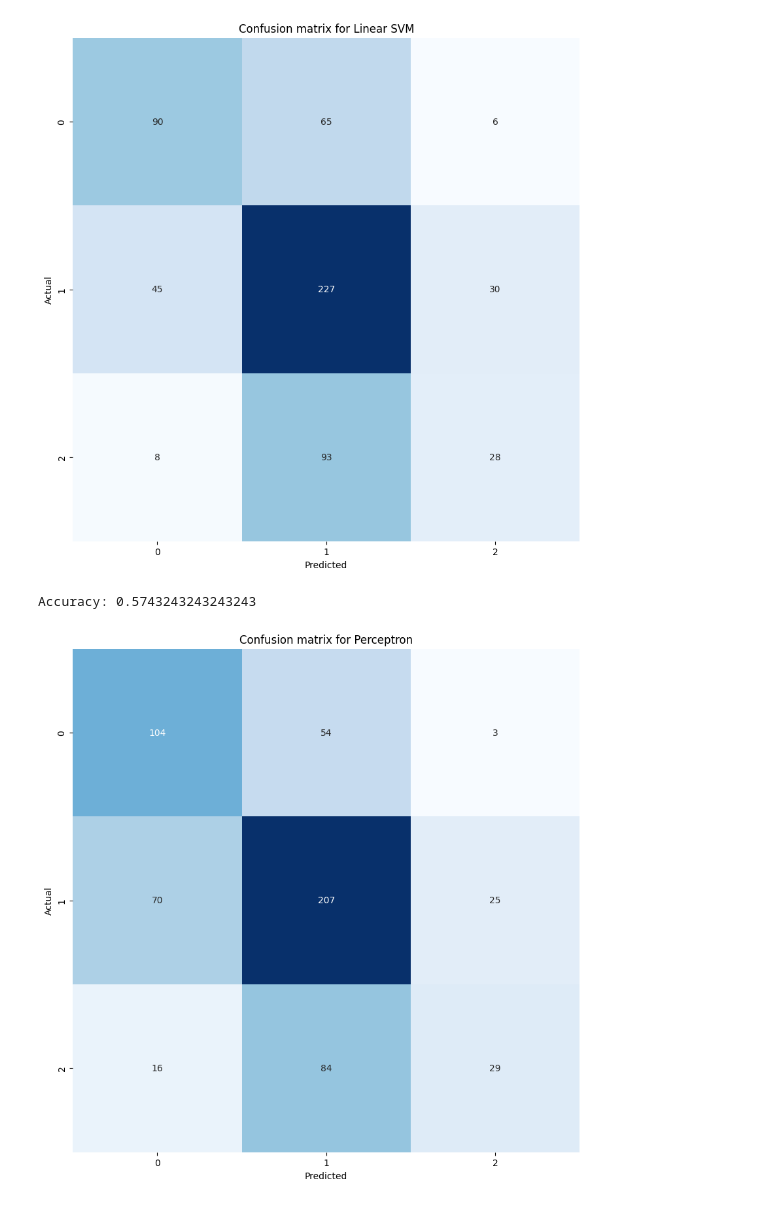
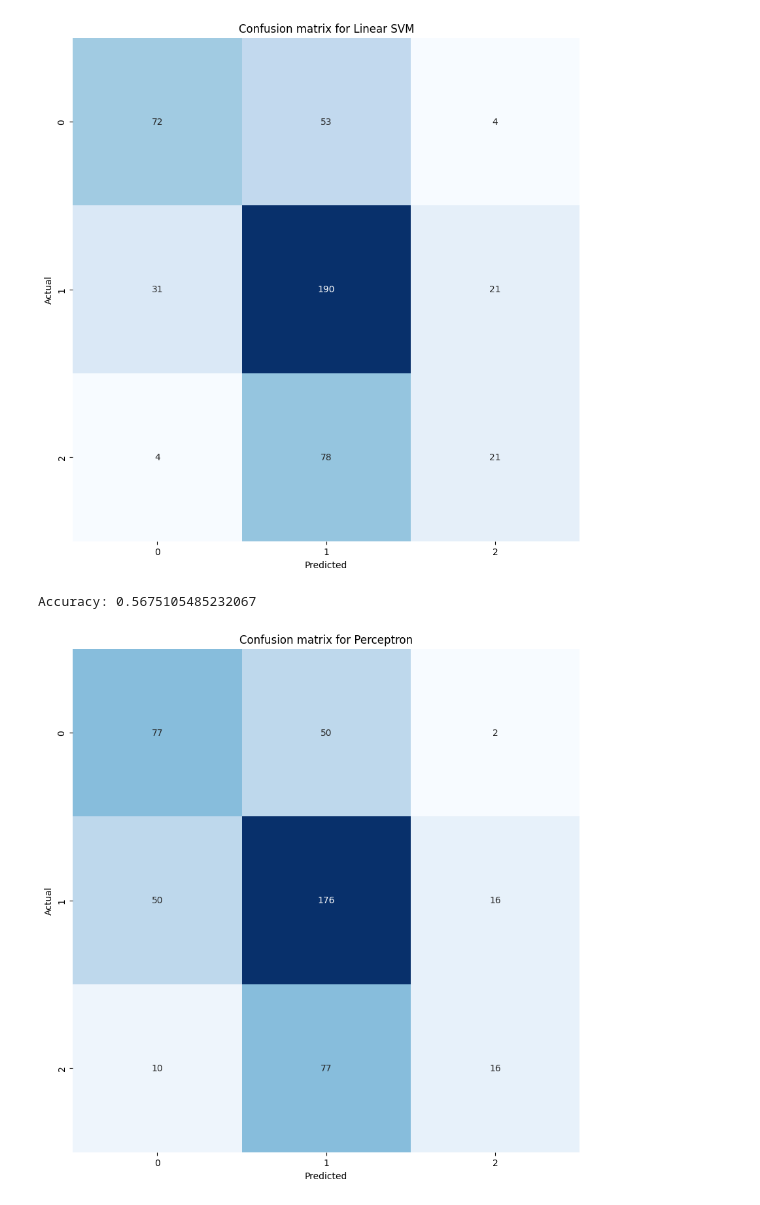
Before and after one commit to jurajtrappl/leetcode-difficulty-estimator, a Jupyter notebook: visualize.ipynb, the cells around one changed output. Cells and saved outputs as stored; diff of their text form; code cells hidden in the pictures.

```diff
--- a/visualize.ipynb
+++ b/visualize.ipynb
@@ -24,11 +24,11 @@ import sklearn.model_selection
 model_names = ["lsvm_2_5", "mlp_c_2_3_1024_0.0005", "mlp_c_3_5_150_0.0005", "mlp_r_2_3_1024_0.0005", "perc_3_5_1024_0.0005", "svm_2_5"]
 models = {}
 
-with lzma.open("models/" + "lsvm_2_5" + ".pickle", "rb") as f:
-    models["lsvm_2_5"] = pickle.load(f)
+with lzma.open("models/" + "lsvm_3_5" + ".pickle", "rb") as f:
+    models["lsvm_3_5"] = pickle.load(f)
 # %%
-with lzma.open("models/" + "perc_3_5_1024_0.0005" + ".pickle", "rb") as f:
-    models["perc_3_5_1024_0.0005"] = pickle.load(f)
+with lzma.open("models/" + "perc_3_5_1024_0.0005_relu" + ".pickle", "rb") as f:
+    models["perc_3_5_1024_0.0005_relu"] = pickle.load(f)
 # %%
 def convert_dfficulty_class(name):
     if name == "Easy":
@@ -38,7 +38,7 @@ def convert_dfficulty_class(name):
     if name == "Hard":
         return 2
 # %%
-SEED = 42
+SEED = 38
 
 
 
@@ -52,4 +52,4 @@ with open('problems_without_html.csv', 'r') as f:
 problems = [problem[0] for problem in problems_without_html]
 difficulty_classes = [convert_dfficulty_class(problem[1]) for problem in problems_without_html]
 
-_, X_test, _, y_test = sklearn.model_selection.train_test_split(problems, difficulty_classes, random_state=SEED, stratify=difficulty_classes)
+_, X_test, _, y_test = sklearn.model_selection.train_test_split(problems, difficulty_classes, random_state=SEED, stratify=difficulty_classes, test_size=0.2)
@@ -78,23 +93,23 @@ plt.show()
 # %%
 # perceptron
 
 # predict
-y_pred_perc = models["perc_3_5_1024_0.0005"].predict(X_test)
+y_pred_perc = models["perc_3_5_1024_0.0005_relu"].predict(X_test)
 
 # accuracy
 print("Accuracy: " + str(accuracy_score(y_test, y_pred_perc)))
 
 import seaborn as sns
 import matplotlib.pyplot as plt
 from sklearn.metrics import confusion_matrix
 
 cm = confusion_matrix(y_test, y_pred_perc)
 plt.figure(figsize=(10, 10))
 sns.heatmap(cm, annot=True, fmt="d", cmap="Blues", cbar=False)
 plt.xlabel("Predicted")
 plt.ylabel("Actual")
 plt.title("Confusion matrix for Perceptron")
 plt.show()
 # %% [output]
-Accuracy: 0.5743243243243243
+Accuracy: 0.5675105485232067
-[figure, old version]
+[figure, new version]
```
Also changed, not shown: parts of 5 cells of this notebook, 1 other file.
